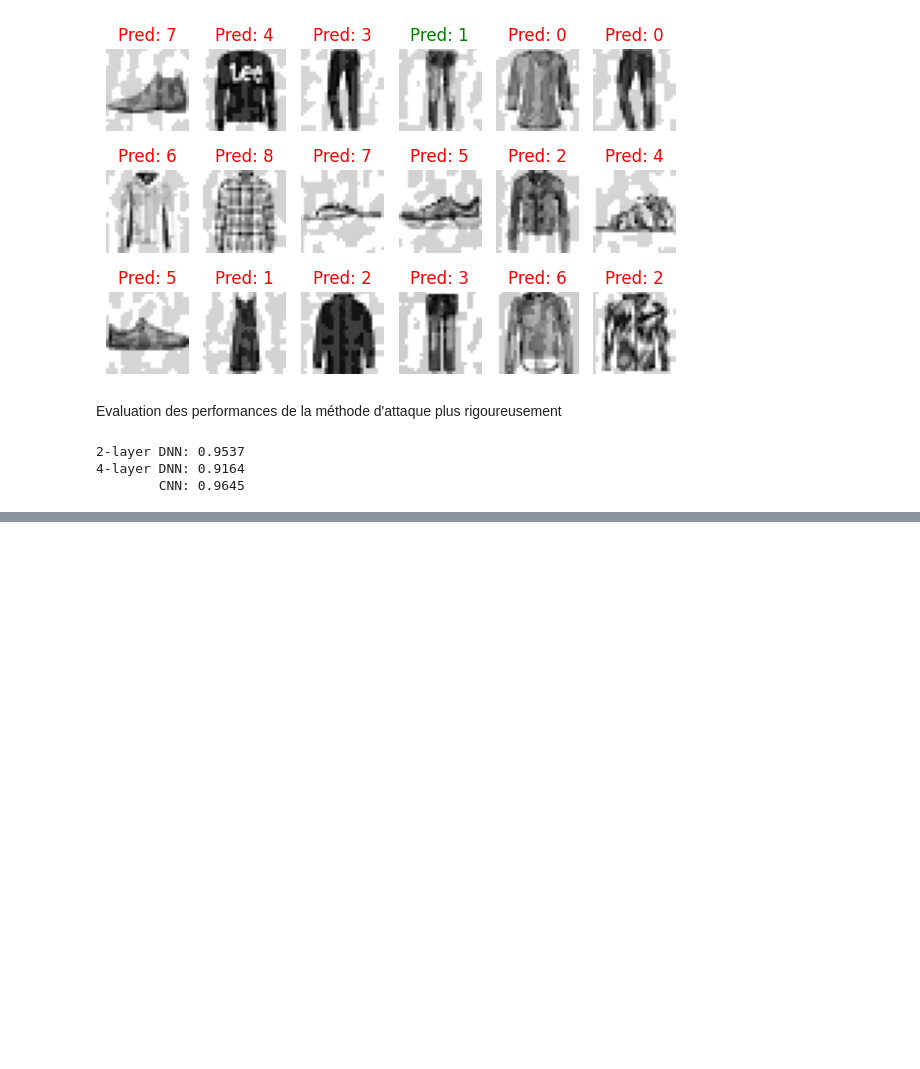
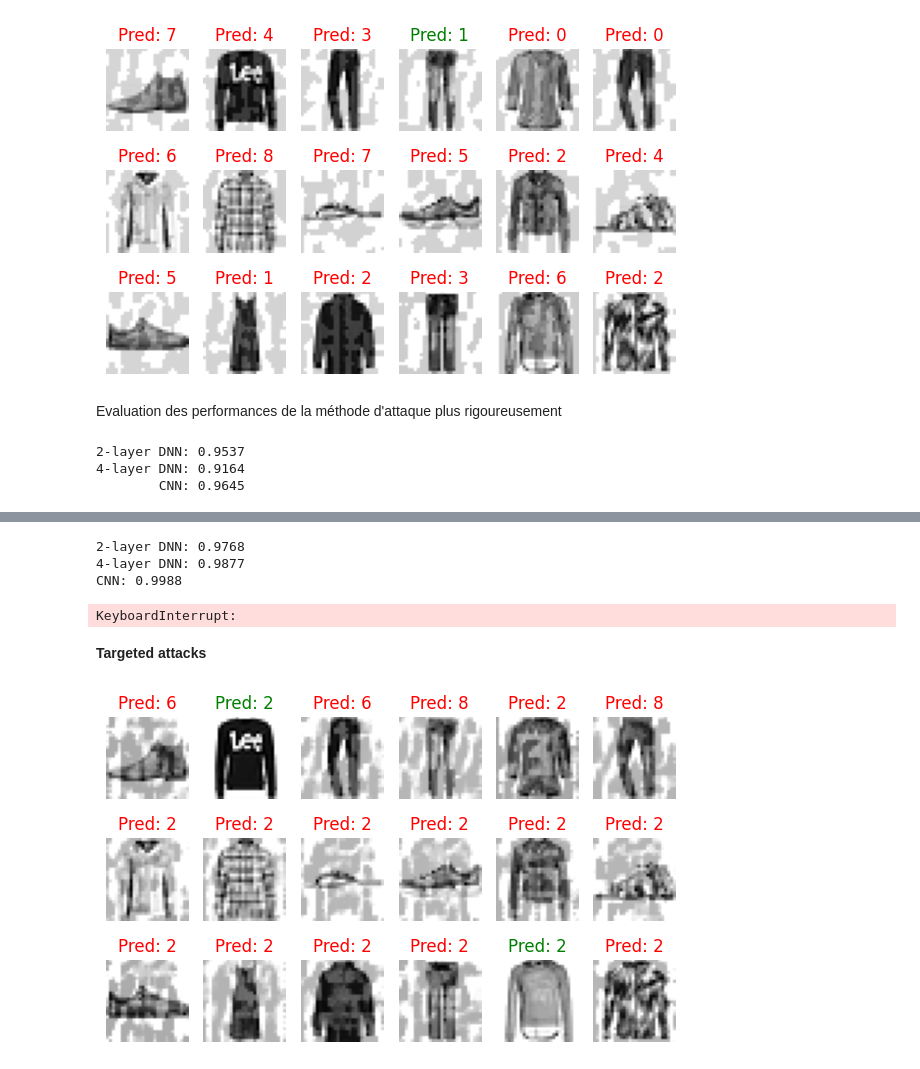
Before and after one commit to KOMBOU12/Marius, a Jupyter notebook: Adversarial_Robustness.ipynb, the cells around one changed output, grey strips where cells are left out. Drawn from its saved outputs; the diff is of its cells as text; code cells hidden in the pictures; blank space fills up the shorter version.

```diff
--- a/Adversarial_Robustness.ipynb
+++ b/Adversarial_Robustness.ipynb
@@ -624,0 +674,8 @@ print("        CNN:", epoch_adversarial(model_cnn, test_loader, fgsm, 0.1)[0])
+# %%
+print("2-layer DNN:", epoch_adversarial(model_dnn_2, test_loader, pgd_linf, 0.1, 1e-2, 40)[0])
+print("4-layer DNN:", epoch_adversarial(model_dnn_4, test_loader, pgd_linf, 0.1, 1e-2, 40)[0])
+print("CNN:", epoch_adversarial(model_cnn, test_loader, pgd_linf, 0.1, 1e-2, 40)[0])
+# %% [output]
+2-layer DNN: 0.9768
+4-layer DNN: 0.9877
+CNN: 0.9988
@@ -624,0 +703,23 @@ print("        CNN:", epoch_adversarial(model_cnn, test_loader, fgsm, 0.1)[0])
+# %%
+print("CNN:", epoch_adversarial(model_cnn, test_loader, pgd_linf_rand, 0.1, 1e-2, 40, 10)[0])
+# %% [output]
+KeyboardInterrupt:
+# %% [markdown]
+**Targeted attacks**
+# %%
+def pgd_linf_targ(model, X, y, epsilon, alpha, num_iter, y_targ):
+    """ Construct targeted adversarial examples on the examples X"""
+    delta = torch.zeros_like(X, requires_grad=True)
+    for t in range(num_iter):
+        yp = model(X + delta)
+        loss = (yp[:,y_targ] - yp.gather(1,y[:,None])[:,0]).sum()
+        loss.backward()
+        delta.data = (delta + alpha*delta.grad.detach().sign()).clamp(-epsilon,epsilon)
+        delta.grad.zero_()
+    return delta.detach()
+# %%
+delta = pgd_linf_targ(model_cnn, X, y, epsilon=0.2, alpha=1e-2, num_iter=40, y_targ=2)
+yp = model_cnn(X + delta)
+plot_images(X+delta, y, yp, 3, 6)
+# %% [output]
+[figure, added]
```
Also changed, not shown: parts of 10 cells of this notebook.
